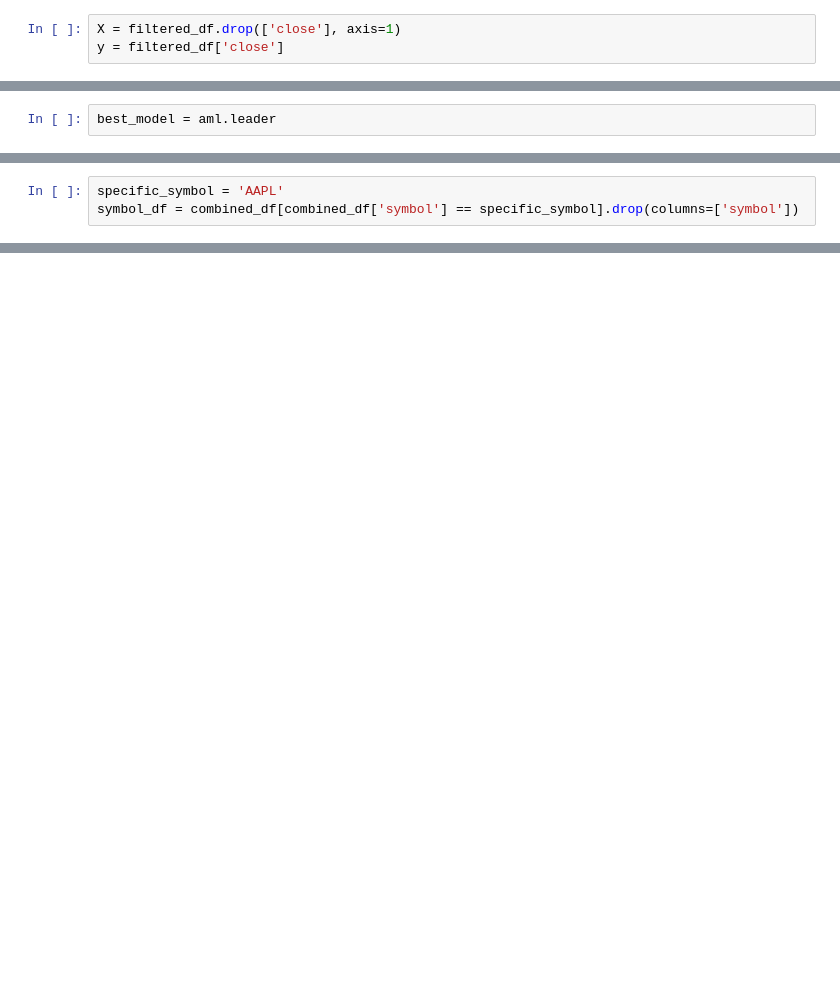
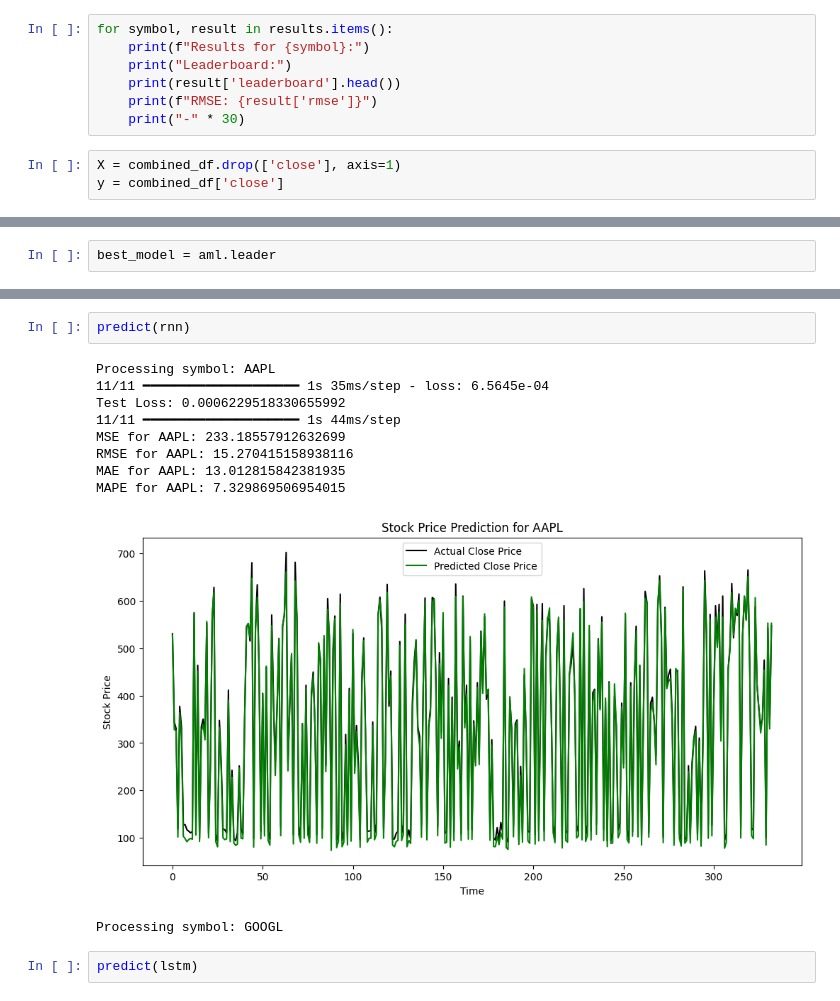
Before and after one commit to adheeb4/7PAM2002_0509_2023_Final_Project, a Jupyter notebook: Final_Project.ipynb, the cells around one changed output, grey strips where cells are left out. Drawn from its saved outputs; the diff is of its cells as text; blank space fills up the shorter version.

Commit message:
rnn lstm 4 stocks loop

```diff
--- a/Final_Project.ipynb
+++ b/Final_Project.ipynb
@@ -238,5 +442,12 @@ filtered_df = combined_df[combined_df['symbol'] == symbol_to_select]
+# %%
+for symbol, result in results.items():
+    print(f"Results for {symbol}:")
+    print("Leaderboard:")
+    print(result['leaderboard'].head())
+    print(f"RMSE: {result['rmse']}")
+    print("-" * 30)
 # %%
-X = filtered_df.drop(['close'], axis=1)
-y = filtered_df['close']
+X = combined_df.drop(['close'], axis=1)
+y = combined_df['close']
 # %%
 X_train, X_test, y_train, y_test = train_test_split(X, y, test_size=0.2, random_state=42)
@@ -498,3 +556,0 @@ plt.show()
-# %%
-specific_symbol = 'AAPL'
-symbol_df = combined_df[combined_df['symbol'] == specific_symbol].drop(columns=['symbol'])
@@ -535,3 +726,18 @@ X_train, X_test, y_train, y_test = train_test_split(X, y, test_size=0.2, random_
+# %%
+predict(rnn)
+# %% [output]
+Processing symbol: AAPL
+11/11 ━━━━━━━━━━━━━━━━━━━━ 1s 35ms/step - loss: 6.5645e-04
+Test Loss: 0.0006229518330655992
+11/11 ━━━━━━━━━━━━━━━━━━━━ 1s 44ms/step
+MSE for AAPL: 233.18557912632699
+RMSE for AAPL: 15.270415158938116
+MAE for AAPL: 13.012815842381935
+MAPE for AAPL: 7.329869506954015
+[figure, added]
+Processing symbol: GOOGL
+# %%
+predict(lstm)
 # %%
 from sklearn.model_selection import train_test_split
 from keras.models import Sequential
```
Also changed, not shown: parts of 33 cells of this notebook.
